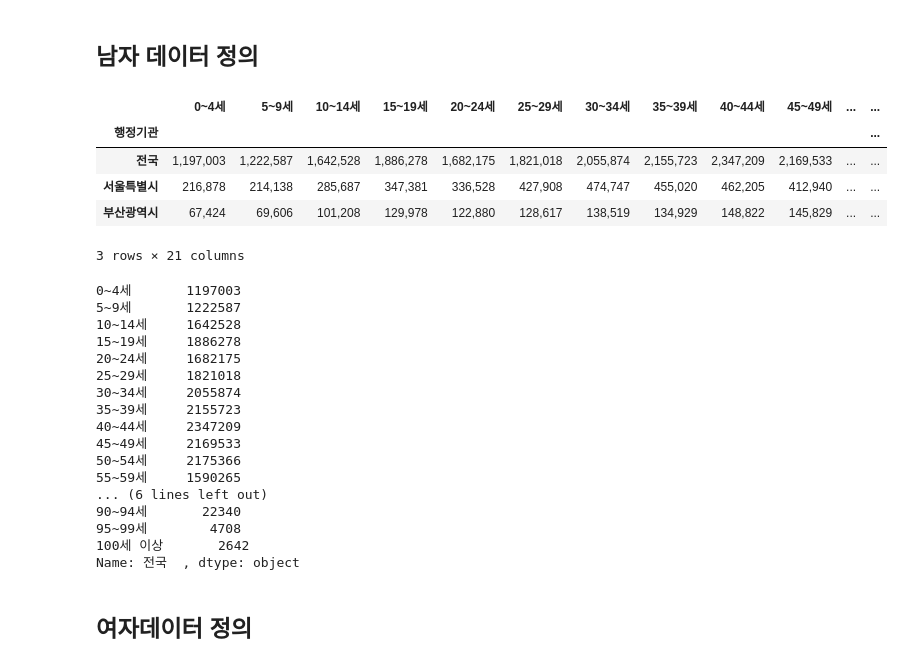
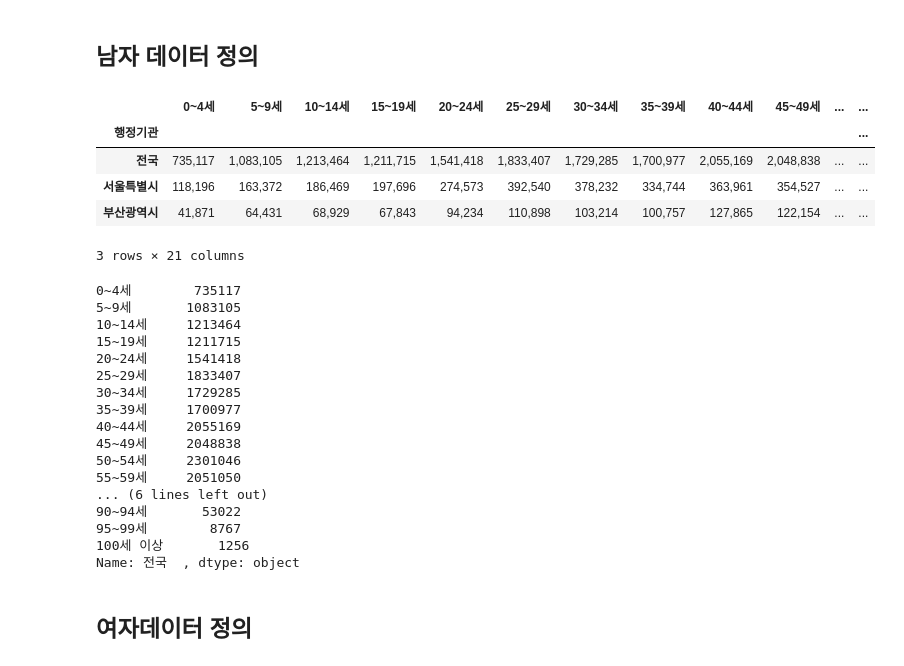
Before and after one commit to gerald-park/PythonImageWorkspace, a Jupyter notebook: PythonDataWorkSpace/Project/1.인구피라미드.ipynb, the cells around one changed output. Cells and saved outputs as stored; diff of their text form; code cells hidden in the pictures.

```diff
--- a/PythonDataWorkSpace/Project/1.인구피라미드.ipynb
+++ b/PythonDataWorkSpace/Project/1.인구피라미드.ipynb
@@ -4,36 +4,37 @@
 ## 남자 데이터 정의
 # %%
 import pandas as pd
-df_m = pd.read_excel('201111_201111_연령별인구현황_월간.xlsx',skiprows=3, index_col='행정기관', usecols='B,E:Y')
+file_name = '202211_202211_연령별인구현황_월간'
+df_m = pd.read_excel(file_name+ '.xlsx',skiprows=3, index_col='행정기관', usecols='B,E:Y')
 df_m.head(3)
 # %% [output]
 |  | 0~4세 | 5~9세 | 10~14세 | 15~19세 | 20~24세 | 25~29세 | 30~34세 | 35~39세 | 40~44세 | 45~49세 | ... | ... |
 | 행정기관 |  |  |  |  |  |  |  |  |  |  |  | ... |
-| 전국 | 1,197,003 | 1,222,587 | 1,642,528 | 1,886,278 | 1,682,175 | 1,821,018 | 2,055,874 | 2,155,723 | 2,347,209 | 2,169,533 | ... | ... |
-| 서울특별시 | 216,878 | 214,138 | 285,687 | 347,381 | 336,528 | 427,908 | 474,747 | 455,020 | 462,205 | 412,940 | ... | ... |
-| 부산광역시 | 67,424 | 69,606 | 101,208 | 129,978 | 122,880 | 128,617 | 138,519 | 134,929 | 148,822 | 145,829 | ... | ... |
+| 전국 | 735,117 | 1,083,105 | 1,213,464 | 1,211,715 | 1,541,418 | 1,833,407 | 1,729,285 | 1,700,977 | 2,055,169 | 2,048,838 | ... | ... |
+| 서울특별시 | 118,196 | 163,372 | 186,469 | 197,696 | 274,573 | 392,540 | 378,232 | 334,744 | 363,961 | 354,527 | ... | ... |
+| 부산광역시 | 41,871 | 64,431 | 68,929 | 67,843 | 94,234 | 110,898 | 103,214 | 100,757 | 127,865 | 122,154 | ... | ... |
 3 rows × 21 columns
 # %%
 df_m.iloc[0] = df_m.iloc[0].str.replace(',','').astype(int)
 # %%
 df_m.iloc[0]
 # %% [output]
-0~4세       1197003
-5~9세       1222587
-10~14세     1642528
-15~19세     1886278
-20~24세     1682175
-25~29세     1821018
-30~34세     2055874
-35~39세     2155723
-40~44세     2347209
-45~49세     2169533
-50~54세     2175366
-55~59세     1590265
+0~4세        735117
+5~9세       1083105
+10~14세     1213464
+15~19세     1211715
+20~24세     1541418
+25~29세     1833407
+30~34세     1729285
+35~39세     1700977
+40~44세     2055169
+45~49세     2048838
+50~54세     2301046
+55~59세     2051050
 ... (6 lines left out)
-90~94세       22340
-95~99세        4708
-100세 이상       2642
+90~94세       53022
+95~99세        8767
+100세 이상       1256
 Name: 전국  , dtype: object
 # %% [markdown]
 ## 여자데이터 정의
```
Also changed, not shown: parts of 1 cell of this notebook, 3 other files.
